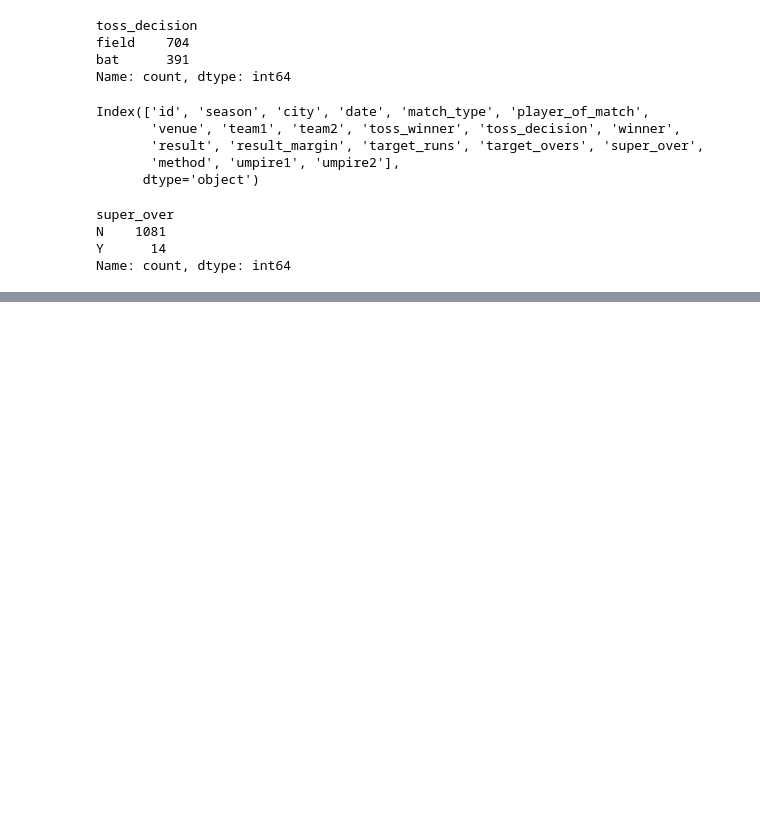
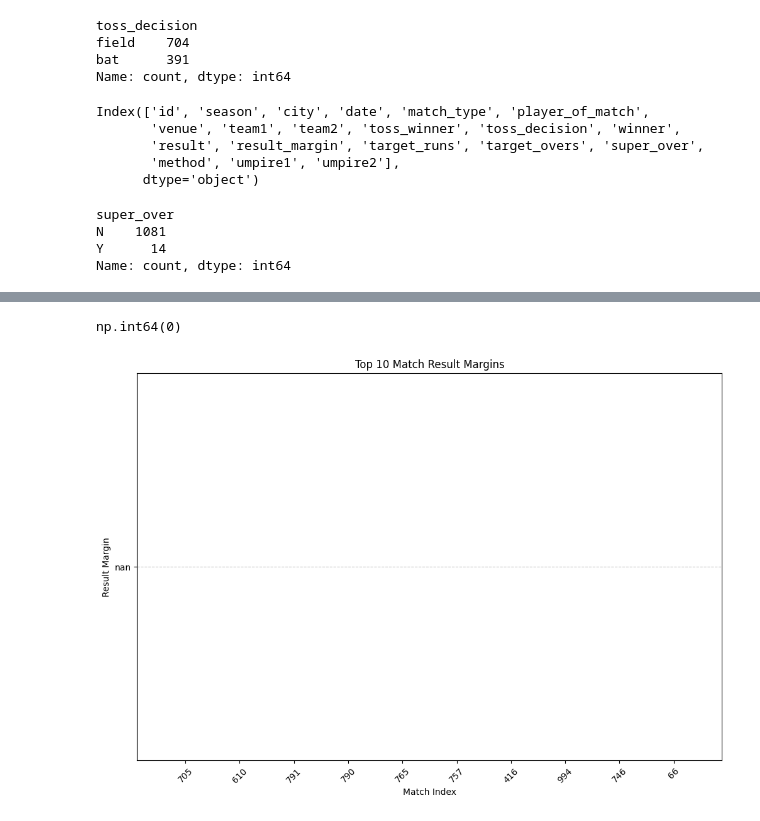
Before and after one commit to fp05107/PW_Skills_Assignments, a Jupyter notebook: Milestone_3_MachineLearning/week_2/practice/EDAIPLData.ipynb, the cells around one changed output, grey strips where cells are left out. Drawn from its saved outputs; the diff is of its cells as text; code cells hidden in the pictures; blank space fills up the shorter version.

```diff
--- a/Milestone_3_MachineLearning/week_2/practice/EDAIPLData.ipynb
+++ b/Milestone_3_MachineLearning/week_2/practice/EDAIPLData.ipynb
@@ -239,0 +452,2 @@ Name: count, dtype: int64
+# %%
+df = df.dropna(subset=['result_margin'])
@@ -239,0 +468,18 @@ Name: count, dtype: int64
+# %%
+df['result_margin'].isnull().sum()
+# %% [output]
+np.int64(0)
+# %%
+top_10_margins = df['result_margin'].dropna().sort_values(ascending=False).head(10)
+
+# Plot
+plt.figure(figsize=(12, 8))
+plt.bar(x=top_10_margins.index.astype(str), height=top_10_margins.values, color='skyblue')
+plt.title('Top 10 Match Result Margins')
+plt.xlabel('Match Index')
+plt.ylabel('Result Margin')
+plt.xticks(rotation=45)
+plt.grid(axis='y', linestyle='--', alpha=0.7)
+plt.show()
+# %% [output]
+[figure, added]
```
Also changed, not shown: parts of 18 cells of this notebook, 2 other files.
